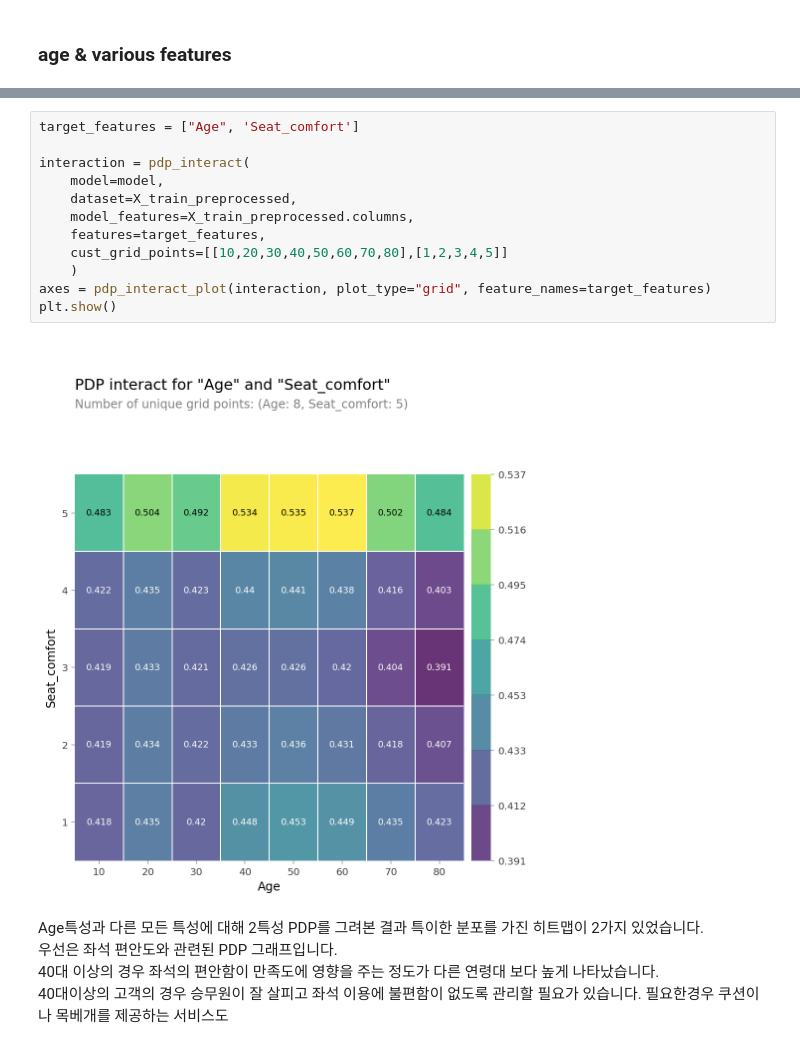
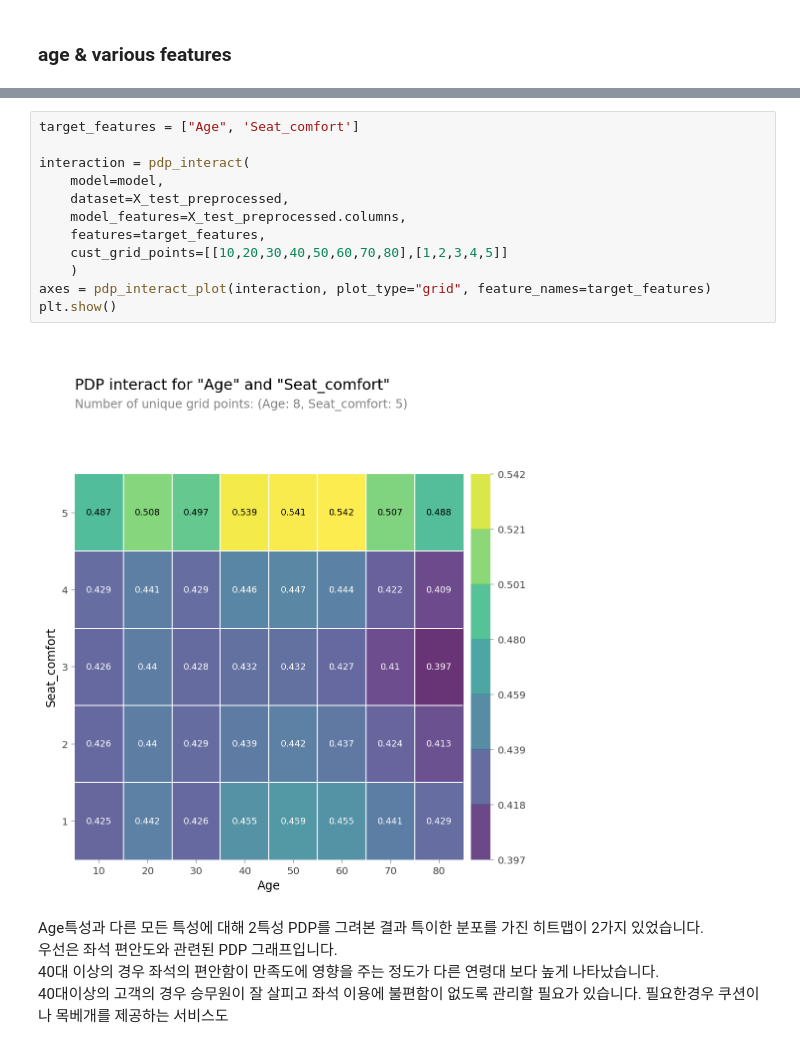
Before and after one commit to SYKIM5396/Airline_Satisfaction, a Jupyter notebook: Part4_6.ipynb, the cells around one changed output, grey strips where cells are left out. Saved outputs shown, nothing was run; the diff lists cells and outputs as text.

```diff
--- a/Part4_6.ipynb
+++ b/Part4_6.ipynb
@@ -338,17 +338,17 @@ plt.show()
 # %%
 target_features = ["Age", 'Seat_comfort']
 
 interaction = pdp_interact(
     model=model,
-    dataset=X_train_preprocessed,
-    model_features=X_train_preprocessed.columns,
+    dataset=X_test_preprocessed,
+    model_features=X_test_preprocessed.columns,
     features=target_features,
     cust_grid_points=[[10,20,30,40,50,60,70,80],[1,2,3,4,5]]
     )
 axes = pdp_interact_plot(interaction, plot_type="grid", feature_names=target_features)
 plt.show()
 # %% [output]
-[figure, old version]
+[figure, new version]
 # %% [markdown]
 Age특성과 다른 모든 특성에 대해 2특성 PDP를 그려본 결과 특이한 분포를 가진 히트맵이 2가지 있었습니다.
 우선은 좌석 편안도와 관련된 PDP 그래프입니다.
```
Also changed, not shown: parts of 5 cells of this notebook.
